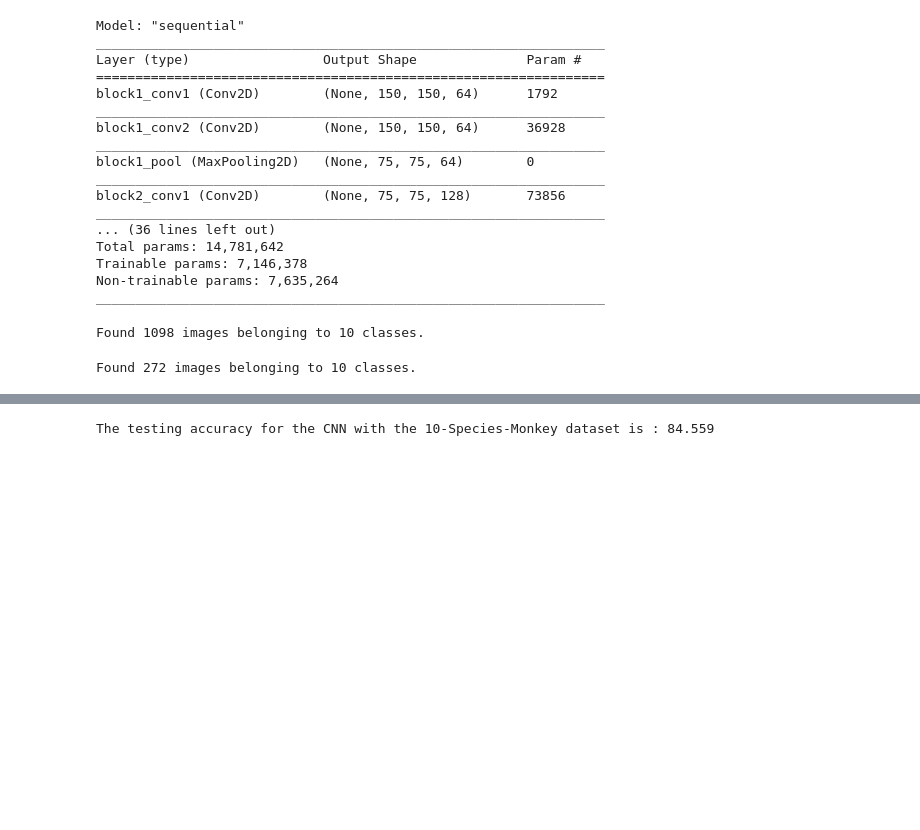
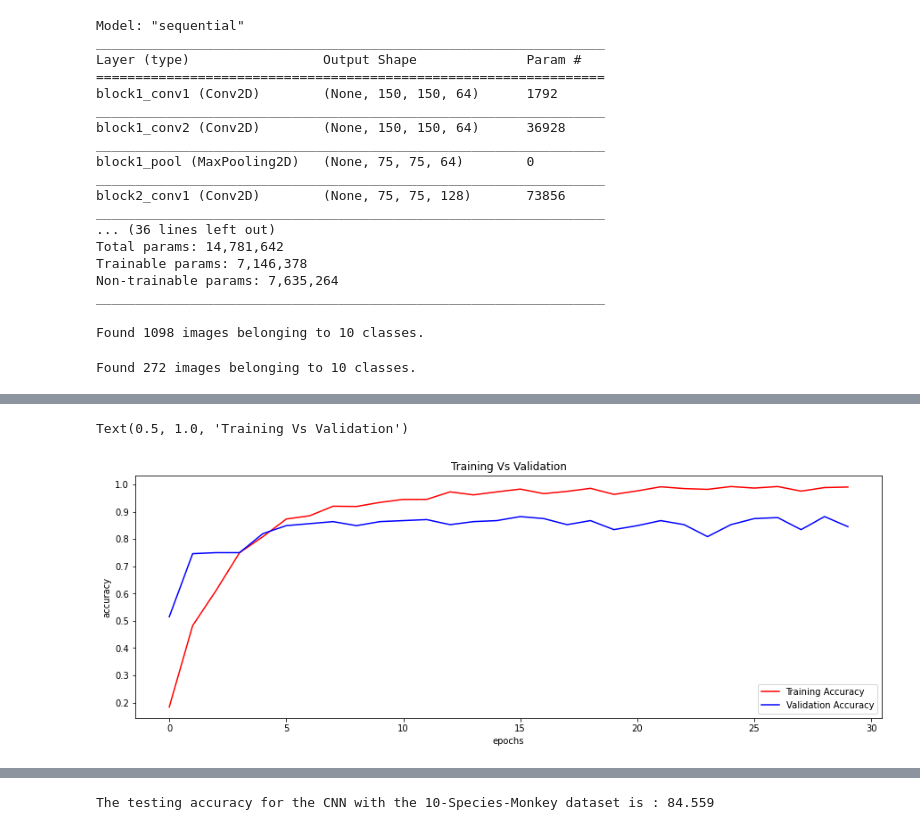
Before and after one commit to AmoghavarshaP/Project2-SVM-DigitRecognition-TransferLearning, a Jupyter notebook: Transfer Learning.ipynb, the cells around one changed output, grey strips where cells are left out. Cells and saved outputs as stored; diff of their text form; code cells hidden in the pictures; blank space fills up the shorter version.

Commit message:
Adding graphs

```diff
--- a/Transfer Learning.ipynb
+++ b/Transfer Learning.ipynb
@@ -124,0 +125,11 @@ Epoch 30/30
+# %%
+plt.figure(figsize=(15,5))
+plt.plot(results.history['accuracy'],'r',label='Training Accuracy')
+plt.plot(results.history['val_accuracy'],'b',label='Validation Accuracy')
+plt.xlabel('epochs')
+plt.ylabel('accuracy')
+plt.legend(loc='lower right')
+plt.title('Training Vs Validation')
+# %% [output]
+Text(0.5, 1.0, 'Training Vs Validation')
+[figure, added]
```
Also changed, not shown: parts of 4 cells of this notebook.
